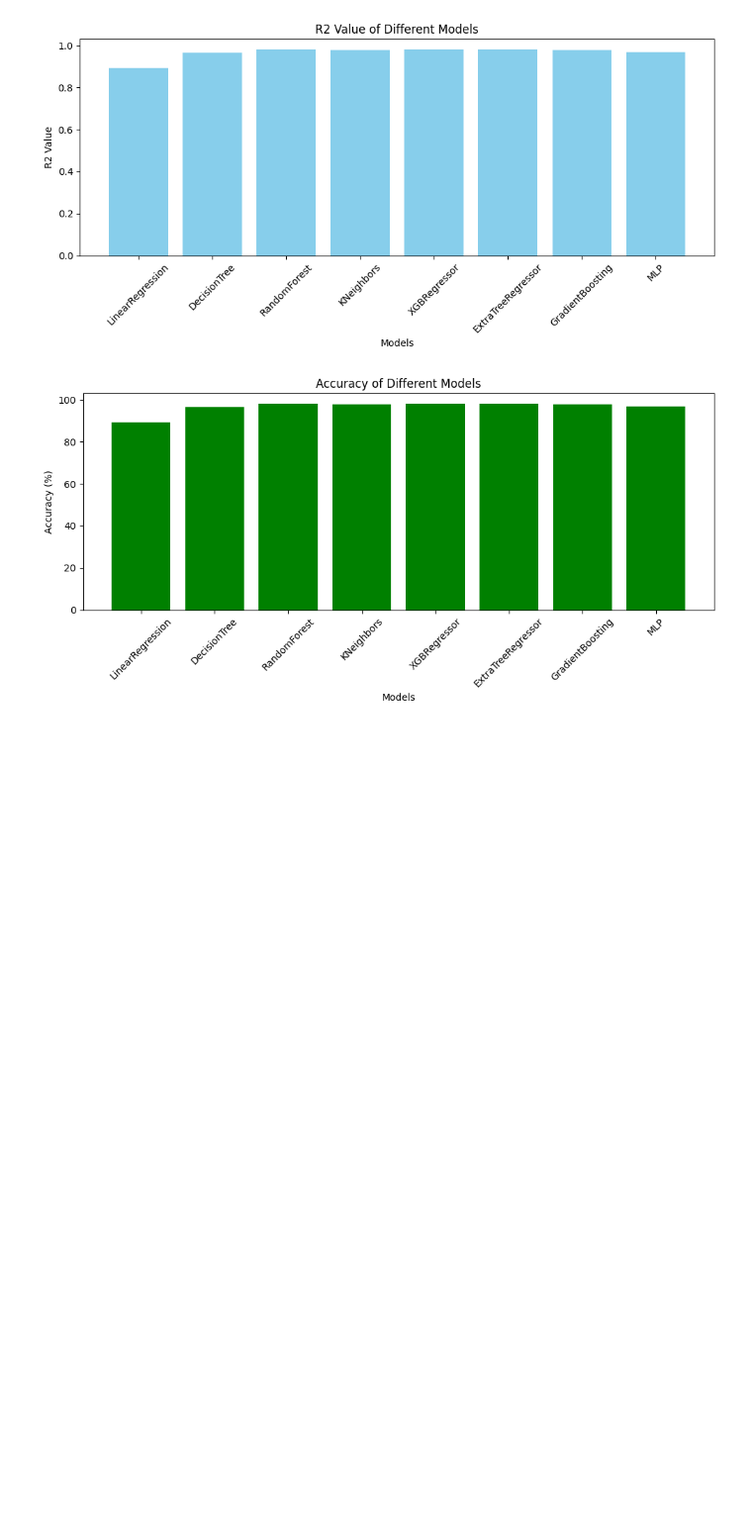
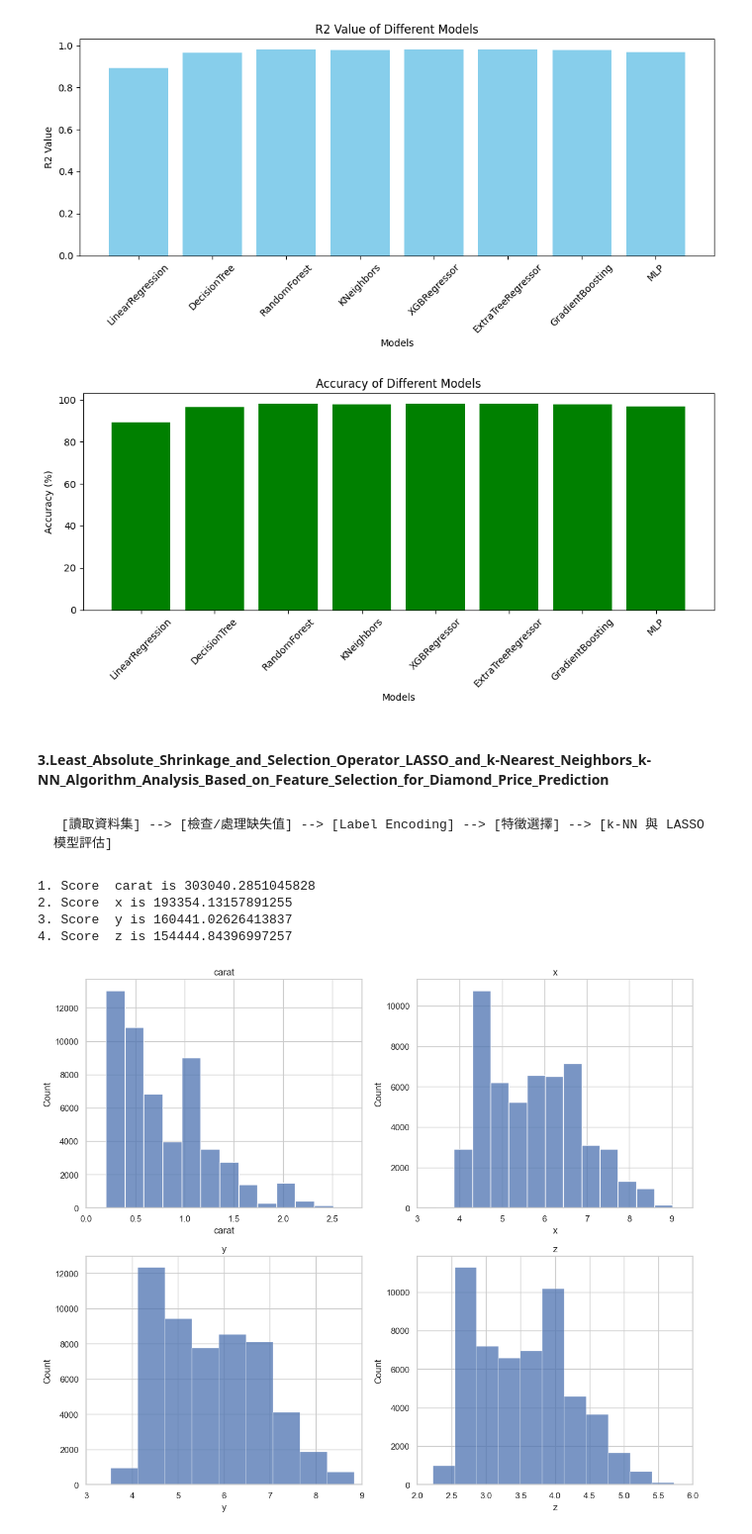
Before and after one commit to u3814520/diamonds, a Jupyter notebook: Diamond_Price_Prediction.ipynb, the cells around one changed output. Shown at 99% size. Saved outputs shown, nothing was run; the diff lists cells and outputs as text; code cells hidden in the pictures; blank space fills up the shorter version.

```diff
--- a/Diamond_Price_Prediction.ipynb
+++ b/Diamond_Price_Prediction.ipynb
@@ -359,3 +359,7 @@ plt.tight_layout()
 plt.show()
 # %% [output]
 [figure]
+# %% [markdown]
+#### 3.Least_Absolute_Shrinkage_and_Selection_Operator_LASSO_and_k-Nearest_Neighbors_k-NN_Algorithm_Analysis_Based_on_Feature_Selection_for_Diamond_Price_Prediction
+# %% [markdown]
+<pre lang="markdown"> [讀取資料集] --> [檢查/處理缺失值] --> [Label Encoding] --> [特徵選擇] --> [k-NN 與 LASSO 模型評估] </pre>
@@ -361,0 +403,49 @@ plt.show()
+# %%
+# 特徵選擇_前四名
+skb = SelectKBest(score_func=f_regression, k=4)
+skb.fit(X, y)
+
+scores = skb.scores_
+all_features = X.columns.values
+sort_index = np.argsort(scores)[::-1]
+
+rank = 1
+ranked_features = []
+
+for x in sort_index[:4]:
+    print(f"{rank}. Score  {all_features[x]} is {scores[x]}")
+    ranked_features.append(all_features[x])
+    rank += 1
+# %% [output]
+1. Score  carat is 303040.2851045828
+2. Score  x is 193354.13157891255
+3. Score  y is 160441.02626413837
+4. Score  z is 154444.84396997257
+# %%
+sns.set(style="whitegrid")
+fig, axs = plt.subplots(2, 2, figsize=(12, 10))
+
+# carat（
+sns.histplot(data=df, x='carat', bins=25, ax=axs[0, 0])
+axs[0, 0].set_title("carat")
+axs[0, 0].set_xlim(0, 2.8)
+
+# x
+sns.histplot(data=df, x='x', bins=25, ax=axs[0, 1])
+axs[0, 1].set_title("x")
+axs[0, 1].set_xlim(3, 9.5)
+
+# y
+sns.histplot(data=df, x='y', bins=100, ax=axs[1, 0])
+axs[1, 0].set_title("y")
+axs[1, 0].set_xlim(3, 9)
+
+# z
+sns.histplot(data=df, x='z', bins=100, ax=axs[1, 1])
+axs[1, 1].set_title("z")
+axs[1, 1].set_xlim(2, 6)
+
+plt.tight_layout()
+plt.show()
+# %% [output]
+[figure, added]
```
Also changed, not shown: parts of 7 cells of this notebook, 1 other file.
